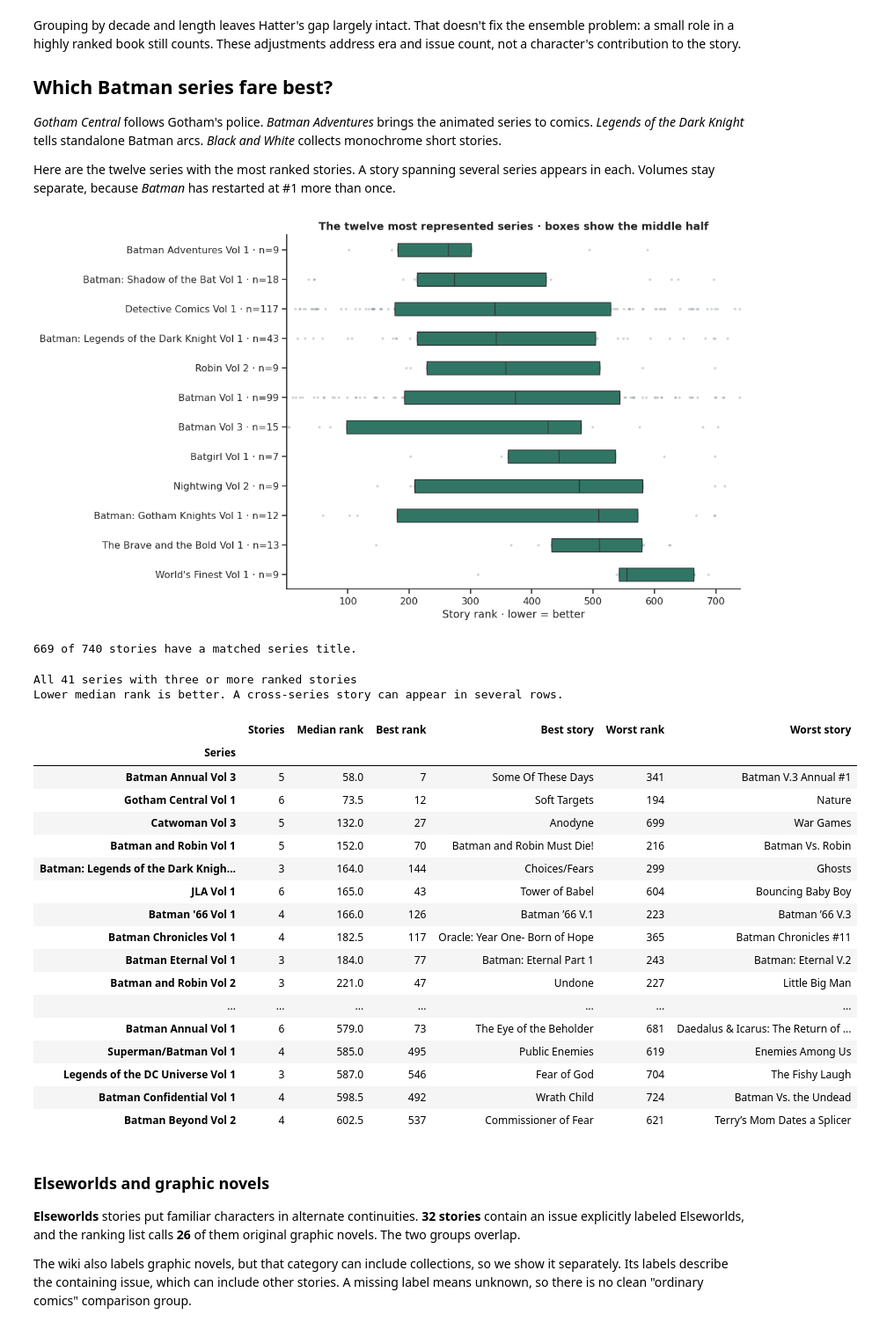
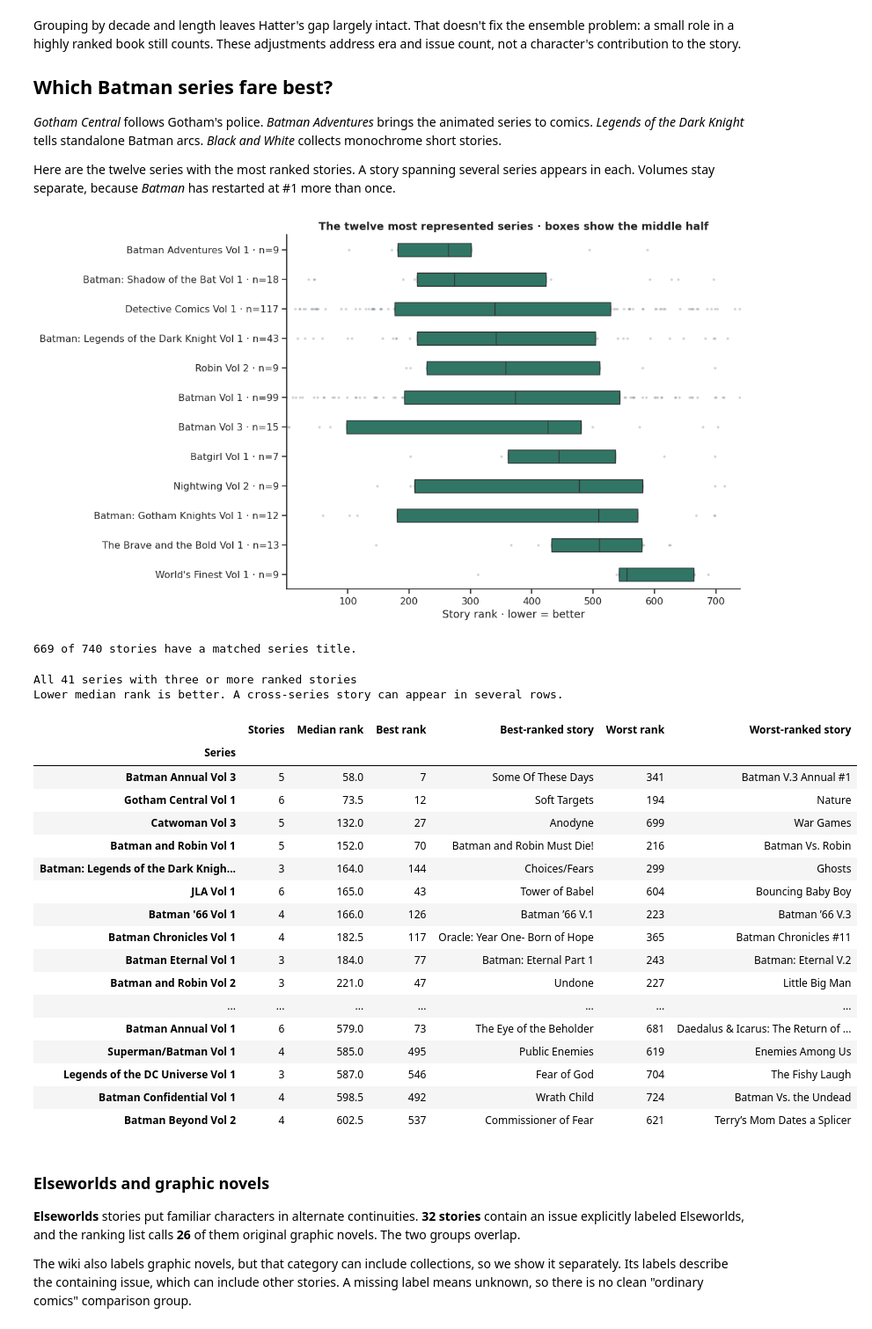
Before and after one commit to ddofer/BatRank, a Jupyter notebook: notebooks/2.0-batchat-the-art-of-gotham.ipynb, the cells around one changed output. Shown at 88% size. Cells and saved outputs as stored; diff of their text form; code cells hidden in the pictures.

```diff
--- a/notebooks/2.0-batchat-the-art-of-gotham.ipynb
+++ b/notebooks/2.0-batchat-the-art-of-gotham.ipynb
@@ -874,50 +813,39 @@ Here are the twelve series with the most ranked stories. A story spanning severa
 series_links = issues[["story_id", "wiki_title"]].dropna().copy()
 series_links["Series"] = series_links.wiki_title.str.extract(r"^(.* Vol \d+) \d+[A-Za-z]?$")[0]
 series_links = (
     series_links.dropna(subset=["Series"])
     .drop_duplicates(["story_id", "Series"])
     .merge(stories[["story_id", "rank", "title"]], on="story_id", validate="many_to_one")
 )
-series_rankings = (
-    series_links.sort_values("rank")
-    .groupby("Series")
-    .agg(
-        stories=("story_id", "nunique"),
-        median_rank=("rank", "median"),
-        best_rank=("rank", "first"),
-        best_story=("title", "first"),
-        worst_rank=("rank", "last"),
-        worst_story=("title", "last"),
-    )
-)
-top_series = series_rankings.nlargest(12, "stories").sort_values("median_rank")
+series_rankings = rank_summary(series_links, "Series")
+top_series = series_rankings.nlargest(12, "n").sort_values("median_rank")
 fig, ax = plt.subplots(figsize=(12, 7))
 rank_boxes(
     ax,
     series_links,
     "Series",
-    top_series.index.to_series() + " · n=" + top_series.stories.astype(str),
+    top_series.index.to_series() + " · n=" + top_series.n.astype(str),
     COLORS["green"],
 )
 ax.set_title("The twelve most represented series · boxes show the middle half")
 fig.tight_layout()
 plt.show()
 print(f"{series_links.story_id.nunique()} of {N} stories have a matched series title.")
 
-series_table = series_rankings[series_rankings.stories.ge(3)].sort_values("median_rank")
+series_table = series_rankings[series_rankings.n.ge(3)].sort_values("median_rank")
 display(
     collapsible(
         f"All {len(series_table)} series with three or more ranked stories",
-        series_table.rename(columns=lambda c: c.replace("_", " ").capitalize()),
+        series_table.rename(columns=PRETTY),
         "Lower median rank is better. A cross-series story can appear in several rows.",
     )
 )
 # %% [output]
 [figure]
 669 of 740 stories have a matched series title.
 All 41 series with three or more ranked stories
 Lower median rank is better. A cross-series story can appear in several rows.
-|  | Stories | Median rank | Best rank | Best story | Worst rank | Worst story |
+|  | Stories | Median rank | Best rank | Best-ranked story | Worst rank | Worst-ranked story |
 | Series |  |  |  |  |  |  |
 | Batman Annual Vol 3 | 5 | 58.0 | 7 | Some Of These Days | 341 | Batman V.3 Annual #1 |
 | Gotham Central Vol 1 | 6 | 73.5 | 12 | Soft Targets | 194 | Nature |
```
Also changed, not shown: parts of 14 cells of this notebook, 15 other files.
